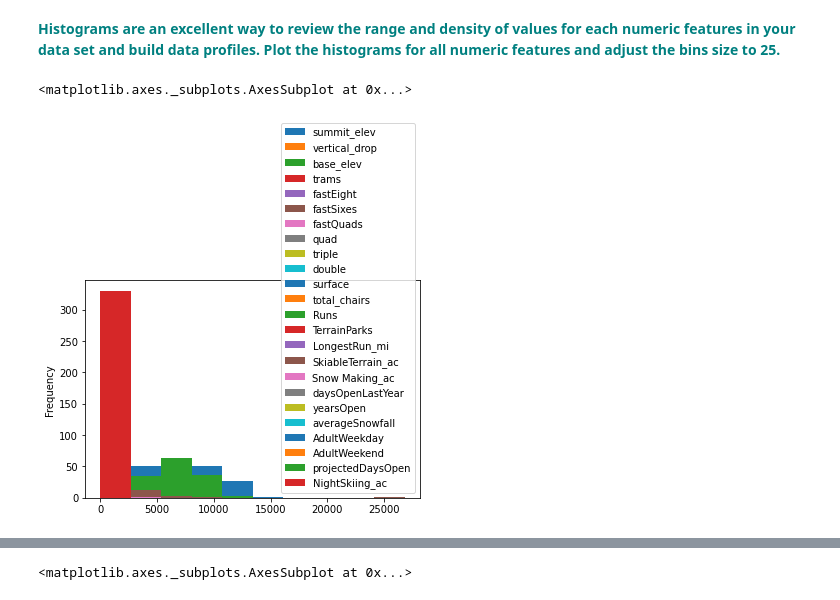
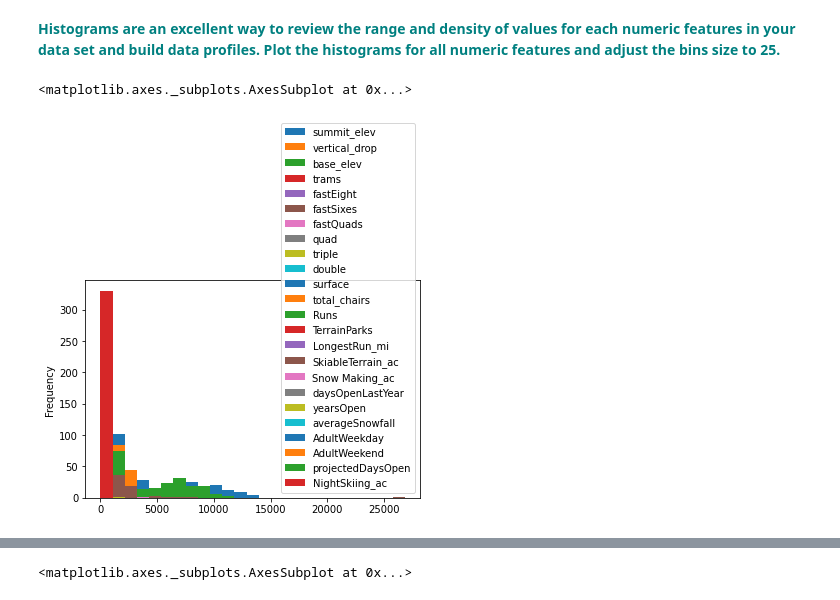
Before and after one commit to asaadkhattab/GuidedCapstone-BigMountainResort, a Jupyter notebook: Step3 - Exploratory Data Analysis.ipynb, the cells around one changed output, grey strips where cells are left out. Saved outputs shown, nothing was run; the diff lists cells and outputs as text; code cells hidden in the pictures.

```diff
--- a/Step3 - Exploratory Data Analysis.ipynb
+++ b/Step3 - Exploratory Data Analysis.ipynb
@@ -88,7 +88,7 @@ df.describe().T
 # %% [markdown]
 **<font color='teal'> Histograms are an excellent way to review the range and density of values for each numeric features in your data set and build data profiles. Plot the histograms for all numeric features and adjust the bins size to 25.</font>**
 # %%
-df.plot(kind='hist',bins =10)
+df.plot(kind='hist',bins =25)
 # %% [output]
 <matplotlib.axes._subplots.AxesSubplot at 0x...>
-[figure, old version]
+[figure, new version]
```
Also changed, not shown: parts of 36 cells of this notebook, 2 other files.
